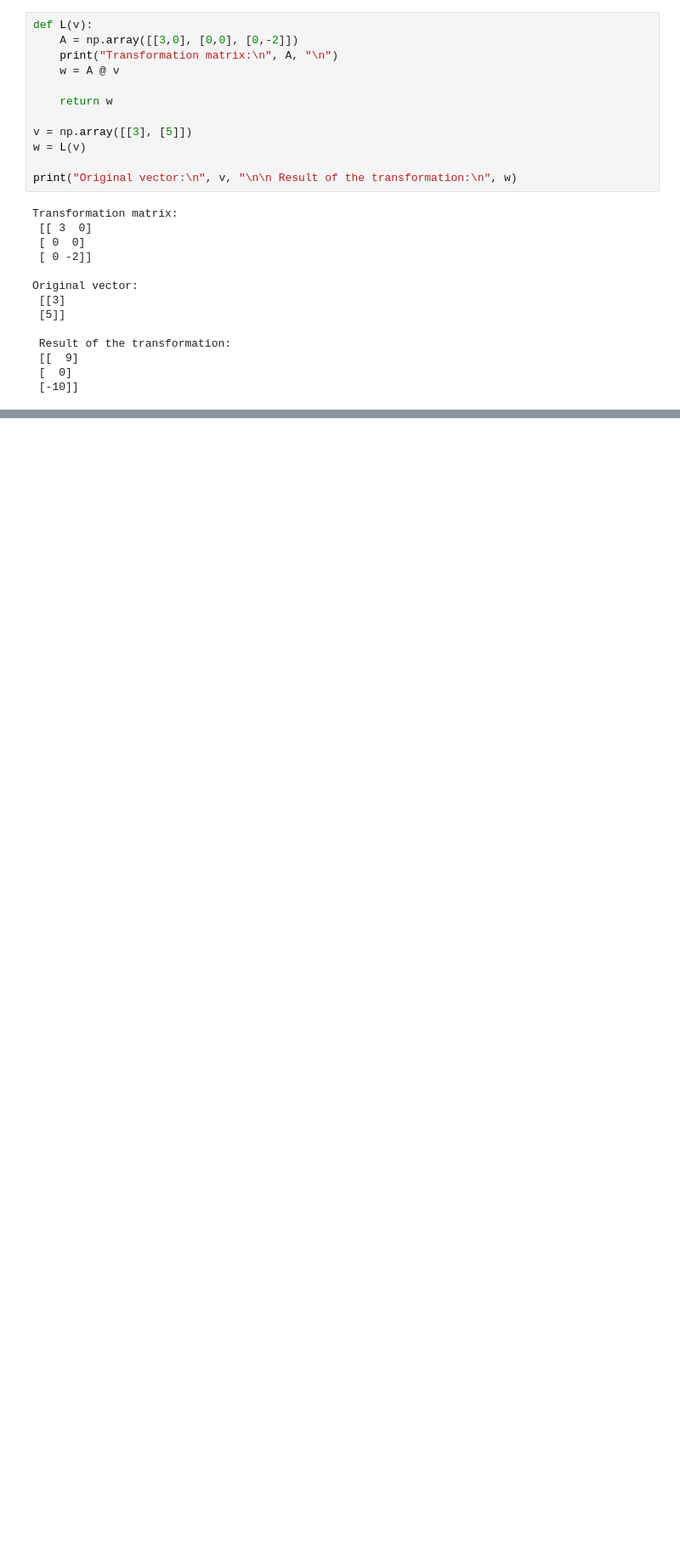
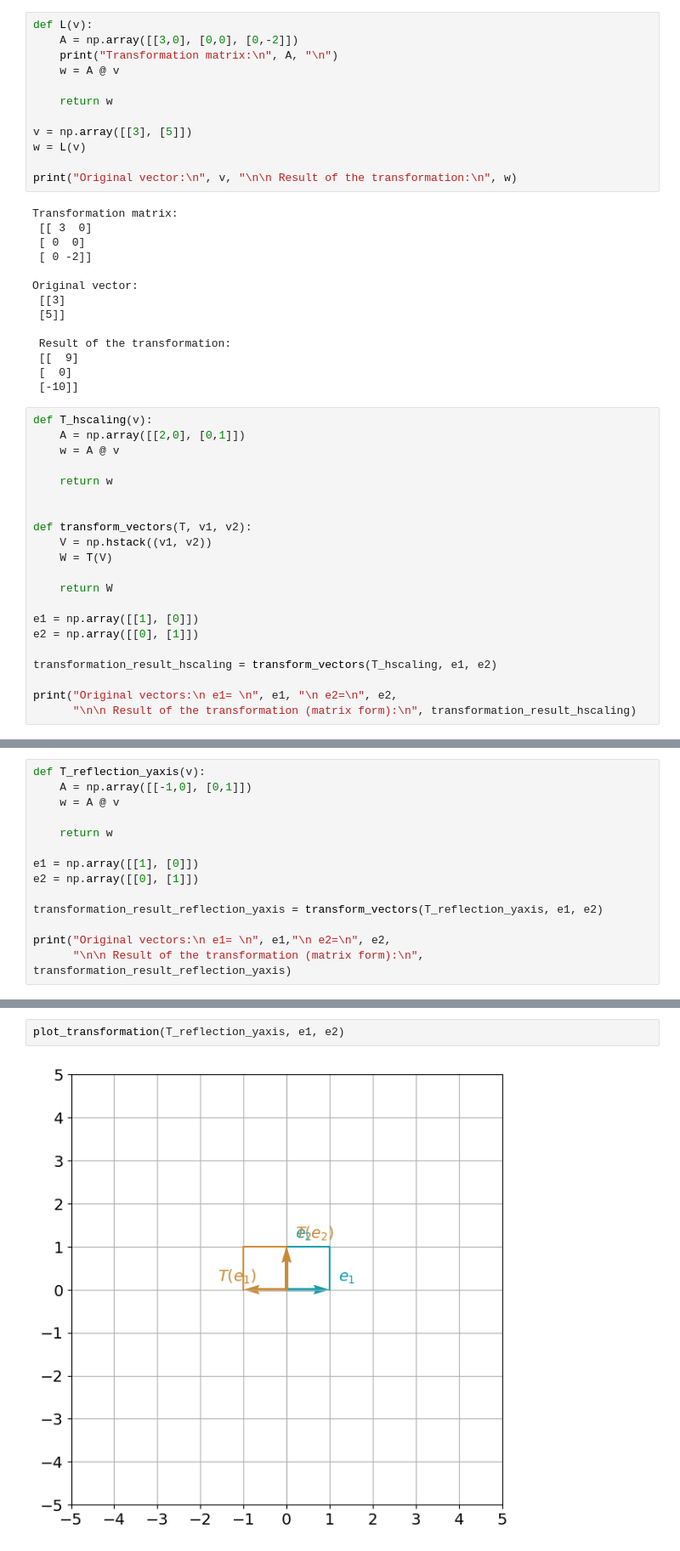
Before and after one commit to UsamaAliK/Numpy, a Jupyter notebook: NUMPY.ipynb, the cells around one changed output, grey strips where cells are left out. Shown at 85% size. Saved outputs shown, nothing was run; the diff lists cells and outputs as text; blank space fills up the shorter version.

```diff
--- a/NUMPY.ipynb
+++ b/NUMPY.ipynb
@@ -827,3 +827,24 @@ Original vector:
  [[  9]
  [  0]
  [-10]]
+# %%
+def T_hscaling(v):
+    A = np.array([[2,0], [0,1]])
+    w = A @ v
+
+    return w
+
+
+def transform_vectors(T, v1, v2):
+    V = np.hstack((v1, v2))
+    W = T(V)
+
+    return W
+
+e1 = np.array([[1], [0]])
+e2 = np.array([[0], [1]])
+
+transformation_result_hscaling = transform_vectors(T_hscaling, e1, e2)
+
+print("Original vectors:\n e1= \n", e1, "\n e2=\n", e2,
+      "\n\n Result of the transformation (matrix form):\n", transformation_result_hscaling)
@@ -829,0 +974,14 @@ Original vector:
+# %%
+def T_reflection_yaxis(v):
+    A = np.array([[-1,0], [0,1]])
+    w = A @ v
+
+    return w
+
+e1 = np.array([[1], [0]])
+e2 = np.array([[0], [1]])
+
+transformation_result_reflection_yaxis = transform_vectors(T_reflection_yaxis, e1, e2)
+
+print("Original vectors:\n e1= \n", e1,"\n e2=\n", e2,
+      "\n\n Result of the transformation (matrix form):\n", transformation_result_reflection_yaxis)
@@ -829,0 +1000,4 @@ Original vector:
+# %%
+plot_transformation(T_reflection_yaxis, e1, e2)
+# %% [output]
+[figure, added]
```
Also changed, not shown: parts of 4 cells of this notebook.
